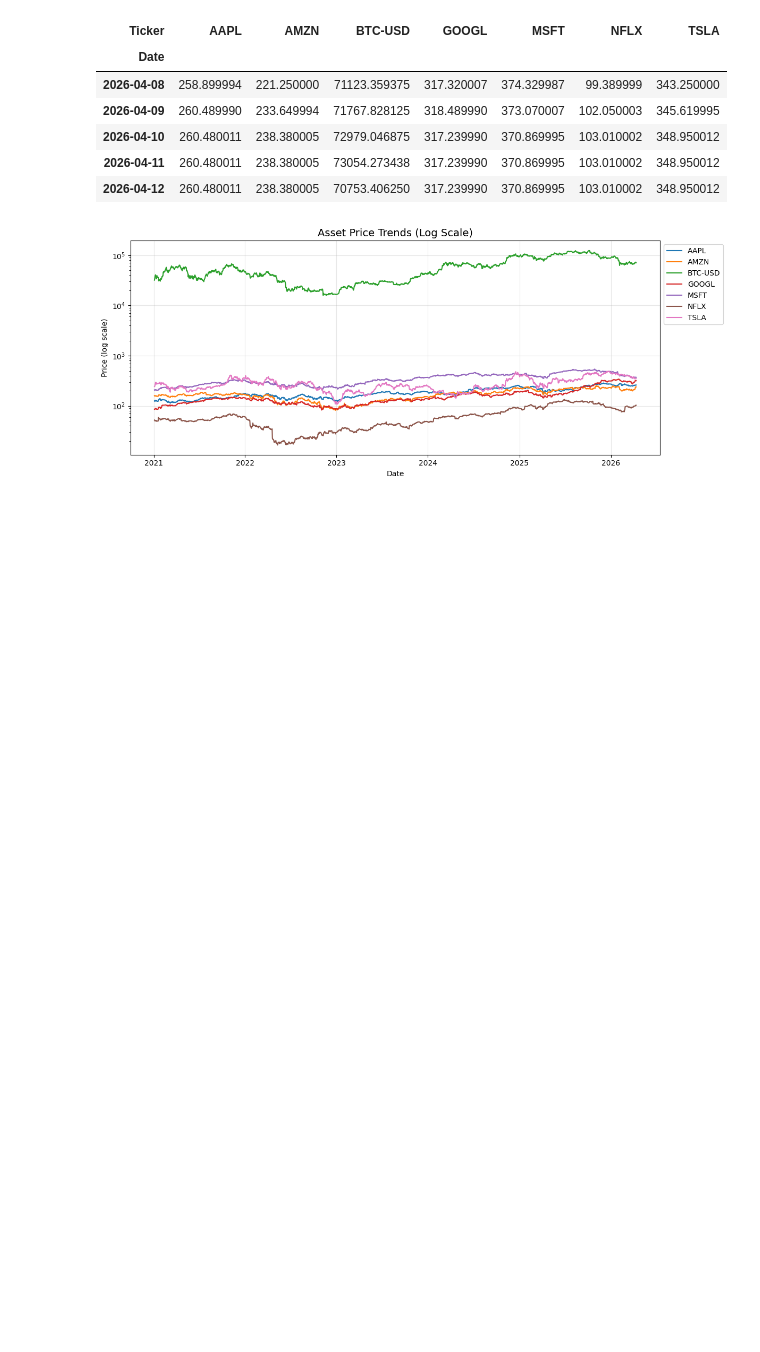
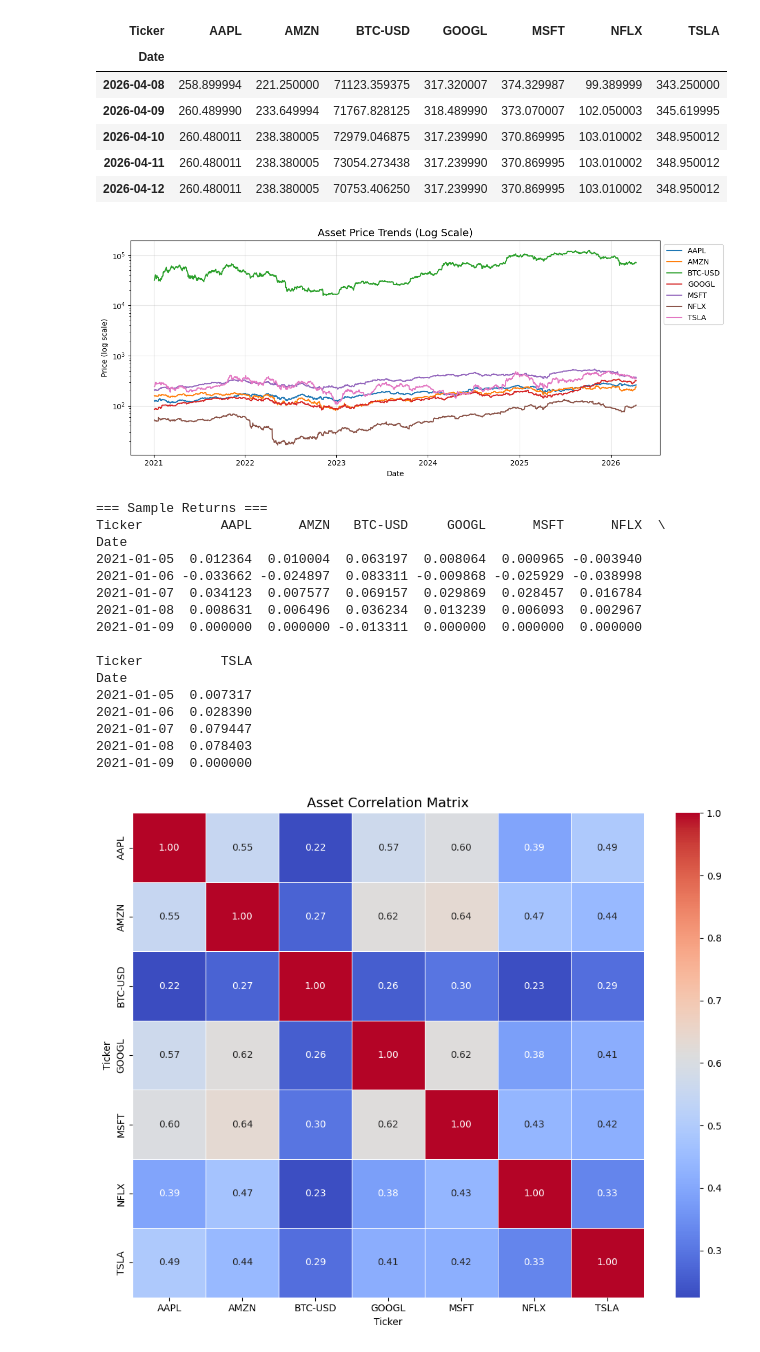
Before and after one commit to kotuvila/portfolio-optimization, a Jupyter notebook: portfolio_optimization.ipynb, the cells around one changed output. Cells and saved outputs as stored; diff of their text form; code cells hidden in the pictures; blank space fills up the shorter version.

Commit message:
Added returns and correlation heatmap
Added return calculation and correlation analysis with heatmap visualization

```diff
--- a/portfolio_optimization.ipynb
+++ b/portfolio_optimization.ipynb
@@ -137,3 +137,48 @@ plt.tight_layout()
 plt.show()
 # %% [output]
 [figure]
+# %%
+# =========================================================
+# 3. Return Calculation & Correlation Analysis
+# =========================================================
+
+import seaborn as sns
+
+# Daily returns
+returns = data.pct_change().dropna()
+
+print("=== Sample Returns ===")
+print(returns.head())
+
+# Correlation heatmap
+plt.figure(figsize=(10,8))
+
+sns.heatmap(
+    returns.corr(),
+    annot=True,
+    cmap='coolwarm',
+    fmt=".2f",
+    linewidths=0.5
+)
+
+plt.title("Asset Correlation Matrix", fontsize=14)
+plt.tight_layout()
+plt.show()
+# %% [output]
+=== Sample Returns ===
+Ticker          AAPL      AMZN   BTC-USD     GOOGL      MSFT      NFLX  \
+Date
+2021-01-05  0.012364  0.010004  0.063197  0.008064  0.000965 -0.003940
+2021-01-06 -0.033662 -0.024897  0.083311 -0.009868 -0.025929 -0.038998
+2021-01-07  0.034123  0.007577  0.069157  0.029869  0.028457  0.016784
+2021-01-08  0.008631  0.006496  0.036234  0.013239  0.006093  0.002967
+2021-01-09  0.000000  0.000000 -0.013311  0.000000  0.000000  0.000000
+
+Ticker          TSLA
+Date
+2021-01-05  0.007317
+2021-01-06  0.028390
+2021-01-07  0.079447
+2021-01-08  0.078403
+2021-01-09  0.000000
+[figure, added]
```
